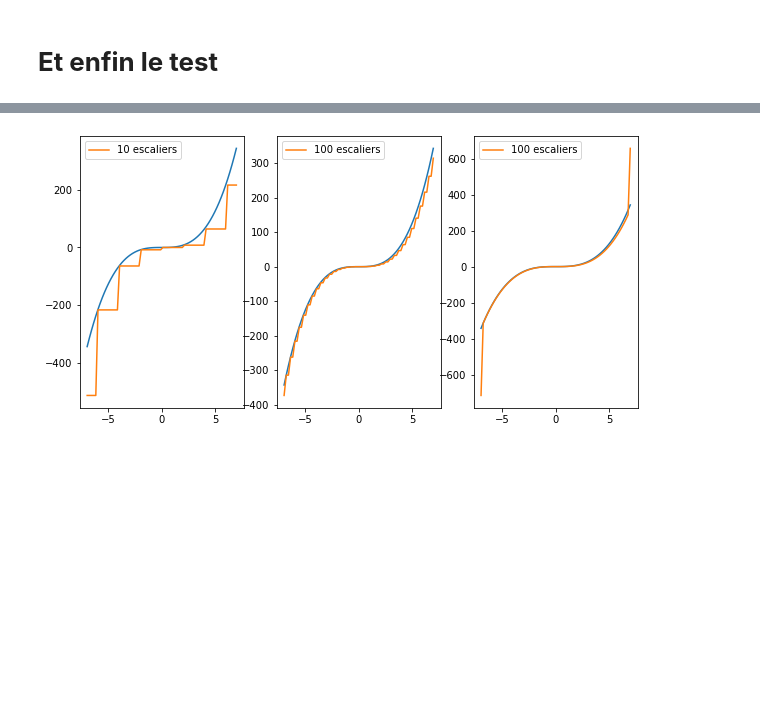
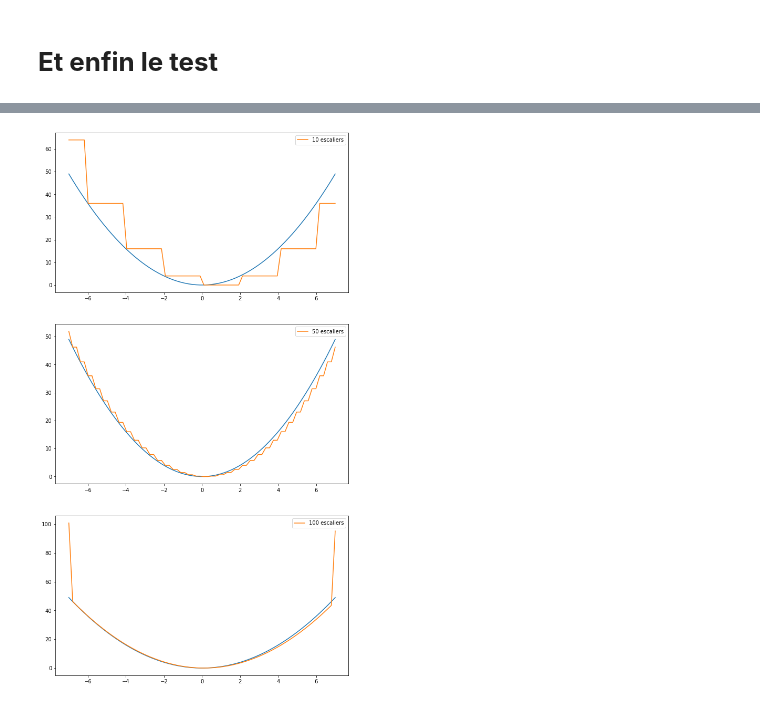
Before and after one commit to ba-talibe/Theoreme_de_l-approximation_universelle, a Jupyter notebook: theoreme_optimiser.ipynb, the cells around one changed output, grey strips where cells are left out. Saved outputs shown, nothing was run; the diff lists cells and outputs as text; code cells hidden in the pictures; blank space fills up the shorter version.

```diff
--- a/theoreme_optimiser.ipynb
+++ b/theoreme_optimiser.ipynb
@@ -111,7 +113,7 @@ def createModel(f, a, b, n):
 # **Et enfin le test**
 # %%
 
-f = lambda x: x**3
+f = lambda x: x**2
 
 myModel1 = createModel(f,-10 , 10, 10)
 myModel2 = createModel(f, -10, 10, 50)
@@ -122,14 +124,14 @@ Y_1 = [y[0] for y in myModel1.predict(X)]
 Y_2 = [y[0] for y in myModel2.predict(X)]
 Y_3 = [y[0] for y in myModel3.predict(X)]
 
-fig, (axes1, axes2, axes3) = plt.subplots(3, 1, figsize=(15, 15))
+fig, (axes1, axes2, axes3) = plt.subplots(3, 1, figsize=(10, 19))
 
 axes1.plot(X, f(X))
 axes1.plot(X, Y_1, label="10 escaliers")
 axes1.legend()
 
 axes2.plot(X, f(X))
-axes2.plot(X, Y_2, label="100 escaliers")
+axes2.plot(X, Y_2, label="50 escaliers")
 axes2.legend()
 
 axes3.plot(X, f(X))
@@ -146 +145 @@ To enable them in other operations, rebuild TensorFlow with the appropriate comp
-[figure, old version]
+[figure, new version]
```
Also changed, not shown: parts of 3 cells of this notebook.
